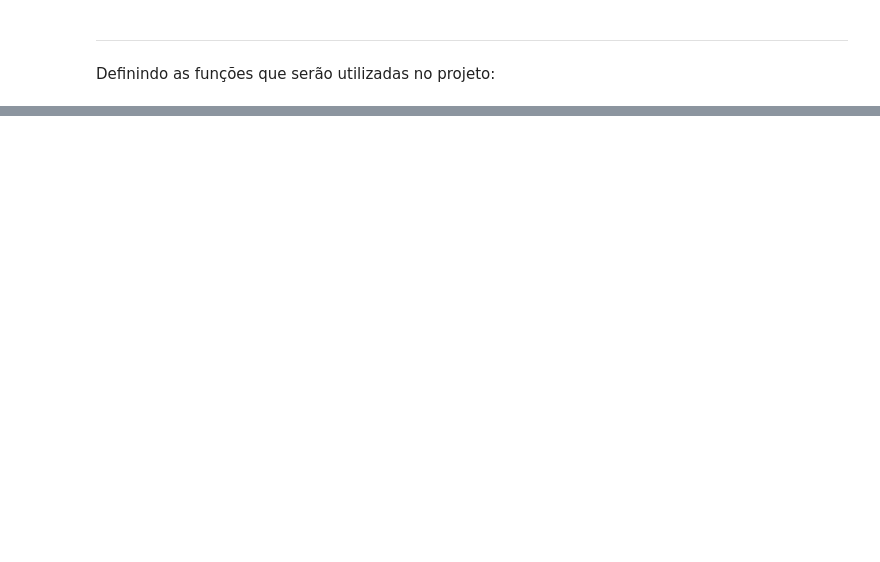
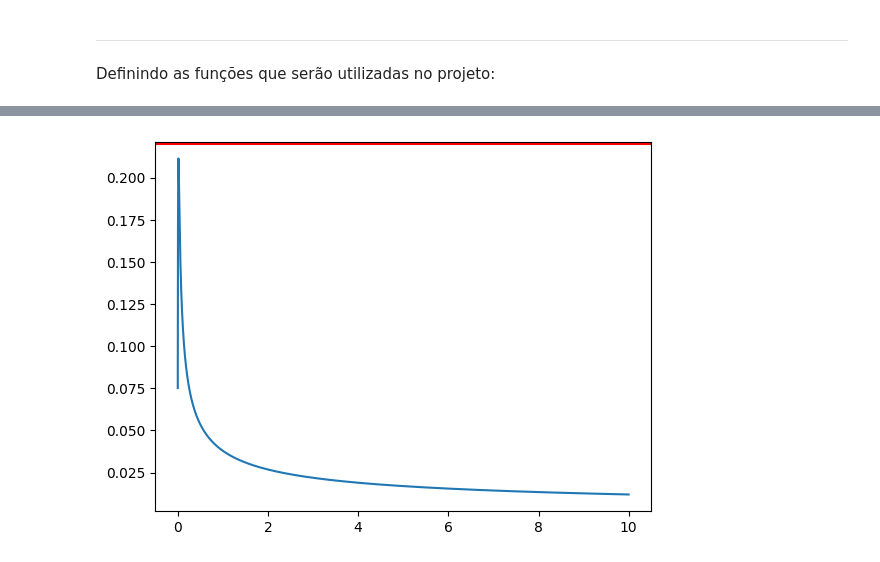
Before and after one commit to Peng1104/EletroMag, a Jupyter notebook: Projeto.ipynb, the cells around one changed output, grey strips where cells are left out. Cells and saved outputs as stored; diff of their text form; code cells hidden in the pictures; blank space fills up the shorter version.

```diff
--- a/Projeto.ipynb
+++ b/Projeto.ipynb
@@ -14,8 +15,10 @@ Informações conhecidas na malha principal
 # Voltagem da fonte
 Vf = 220
 # Impedância da carga
-Zc = 1000
+ZC = 1000
 # Frequência da fonte
 f = 60
 # Frequência angular
 w=2*pi*f
+# Corrente real
+Iref= Vf/ZC
@@ -58,3 +81,19 @@ XM2=1j*w*M2
+# %%
+def correntes_em_TC() -> tuple[complex, complex]:
+    Z=np.array([[RC1+XC1+ZC, -XM1], [-XM1, RC2+XC2+RS]])
+    V=np.array([Vf, 0])
+
+    I = np.dot(linalg.inv(Z), V)
+
+    return I[0], I[1]
+
+def correntes_em_TT() -> tuple[complex, complex, complex, complex]:
+    Z=np.array([[0, ZC, 0, 0], [-1, 1, 1, 0], [0, -ZC, RT1+XT1, -XM2], [0, 0, -XM2, RT2+LT2+RS2]])
+    V=np.array([Vf, 0, 0, 0])
+
+    I = np.dot(linalg.inv(Z), V)
+
+    return I[0], I[1], I[2], I[3]
 # %% [markdown]
 ---
 Definindo as funções que serão utilizadas no projeto:
@@ -112,0 +127,21 @@ Corrente da fonte:  (0.671826507653894-1.9452133953251294j)
+# %%
+ls = np.arange(1e-3, 10, 1e-3)
+
+V2A_list=[]
+V2V_list=[]
+Ifc_list=[]
+Ift_list=[]
+
+for l in ls:
+    V2A = abs(v_em_TC(l))
+    V2V = abs(v_em_TT(l))
+
+    Ifc = abs(correntes_em_TC()[0])
+    Ift = abs(correntes_em_TT()[0])
+
+    V2A_list.append(V2A)
+    V2V_list.append(V2V)
+    Ifc_list.append(Ifc)
+    Ift_list.append(Ift)
+
+    print(f'Quando o indutor for de: {l:.3f}H V2A é: {V2A:.3f}V e V2V é: {V2V:.3f}V')
@@ -112,0 +166,6 @@ Corrente da fonte:  (0.671826507653894-1.9452133953251294j)
+# %%
+plt.plot(ls, V2A_list, label='V2A')
+plt.axhline(y=Iref, color='r', linestyle='-')
+plt.show()
+# %% [output]
+[figure, added]
```
Also changed, not shown: parts of 15 cells of this notebook.
